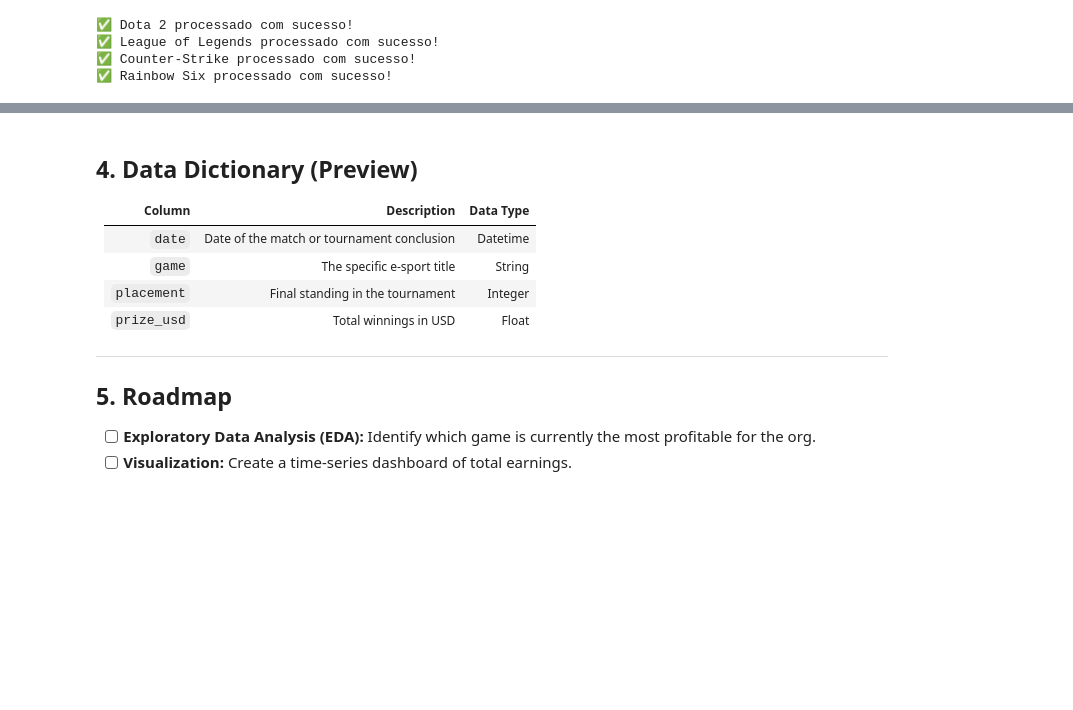
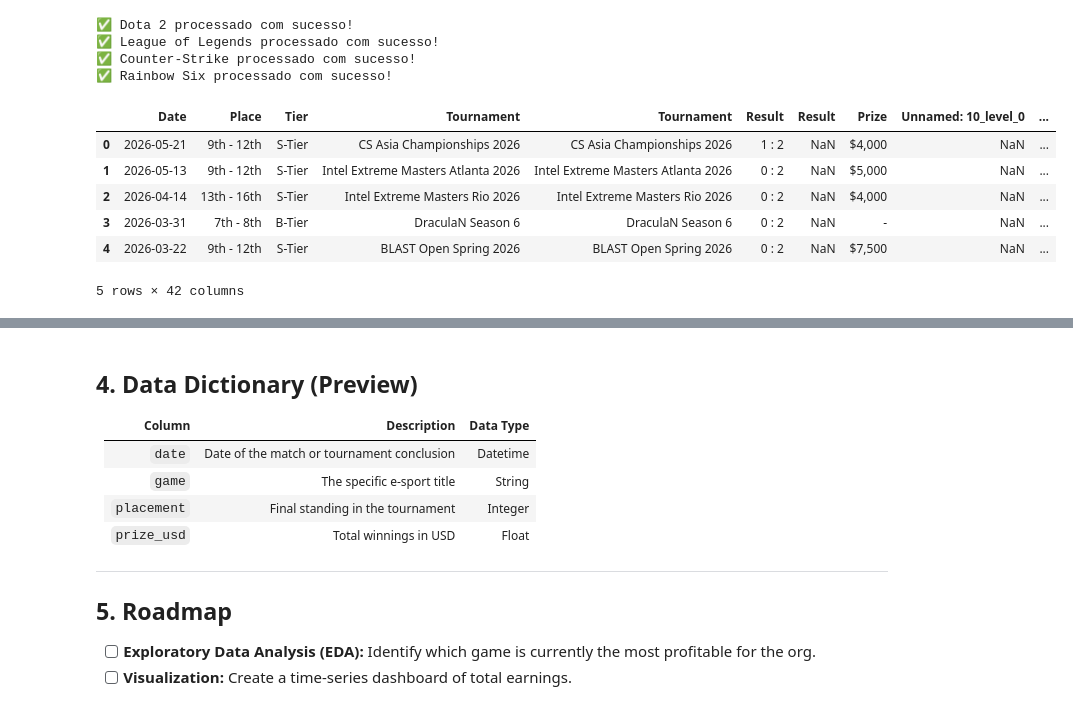
Before and after one commit to AlbertButzke/BrincadeiraComDados, a Jupyter notebook: CounterStrike/Team_Liquid.ipynb, the cells around one changed output, grey strips where cells are left out. Cells and saved outputs as stored; diff of their text form; code cells hidden in the pictures; blank space fills up the shorter version.

```diff
--- a/CounterStrike/Team_Liquid.ipynb
+++ b/CounterStrike/Team_Liquid.ipynb
@@ -114,3 +114,15 @@ Liquid_dota = dataframes_limpos["Dota 2"].copy()
 Liquid_lol  = dataframes_limpos["League of Legends"].copy()
 Liquid_csgo = dataframes_limpos["Counter-Strike"].copy()
 Liquid_rainbow6 = dataframes_limpos["Rainbow Six"].copy()
+# %%
+Liquid_csgo.head()
+Liquid_csgo = Liquid_csgo.drop(['Type', 'G.'], axis=1)
+Liquid_csgo.head()
+# %% [output]
+|  | Date | Place | Tier | Tournament | Tournament | Result | Result | Prize | Unnamed: 10_level_0 | ... |
+| 0 | 2026-05-21 | 9th - 12th | S-Tier | CS Asia Championships 2026 | CS Asia Championships 2026 | 1 : 2 | NaN | $4,000 | NaN | ... |
+| 1 | 2026-05-13 | 9th - 12th | S-Tier | Intel Extreme Masters Atlanta 2026 | Intel Extreme Masters Atlanta 2026 | 0 : 2 | NaN | $5,000 | NaN | ... |
+| 2 | 2026-04-14 | 13th - 16th | S-Tier | Intel Extreme Masters Rio 2026 | Intel Extreme Masters Rio 2026 | 0 : 2 | NaN | $4,000 | NaN | ... |
+| 3 | 2026-03-31 | 7th - 8th | B-Tier | DraculaN Season 6 | DraculaN Season 6 | 0 : 2 | NaN | - | NaN | ... |
+| 4 | 2026-03-22 | 9th - 12th | S-Tier | BLAST Open Spring 2026 | BLAST Open Spring 2026 | 0 : 2 | NaN | $7,500 | NaN | ... |
+5 rows × 42 columns
```
Also changed, not shown: parts of 5 cells of this notebook, 1 other file.
